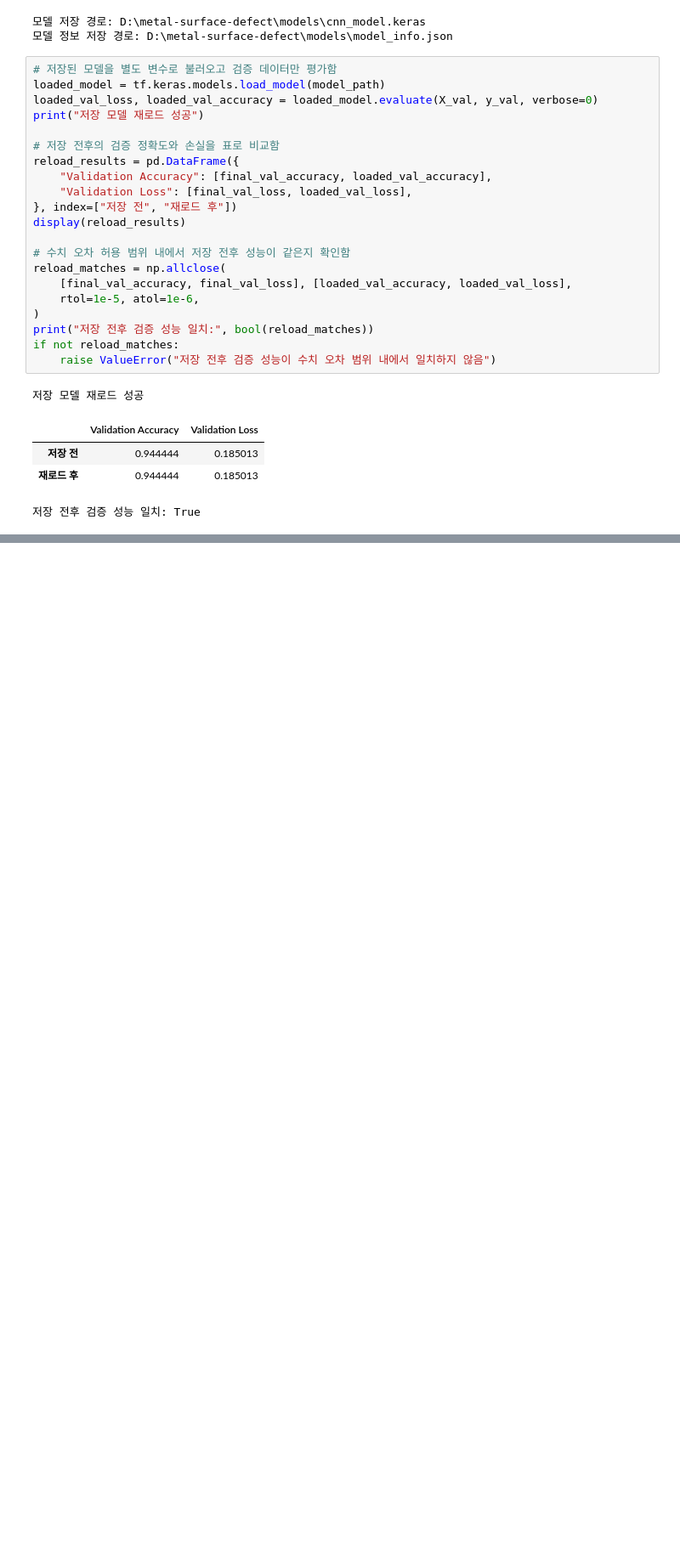
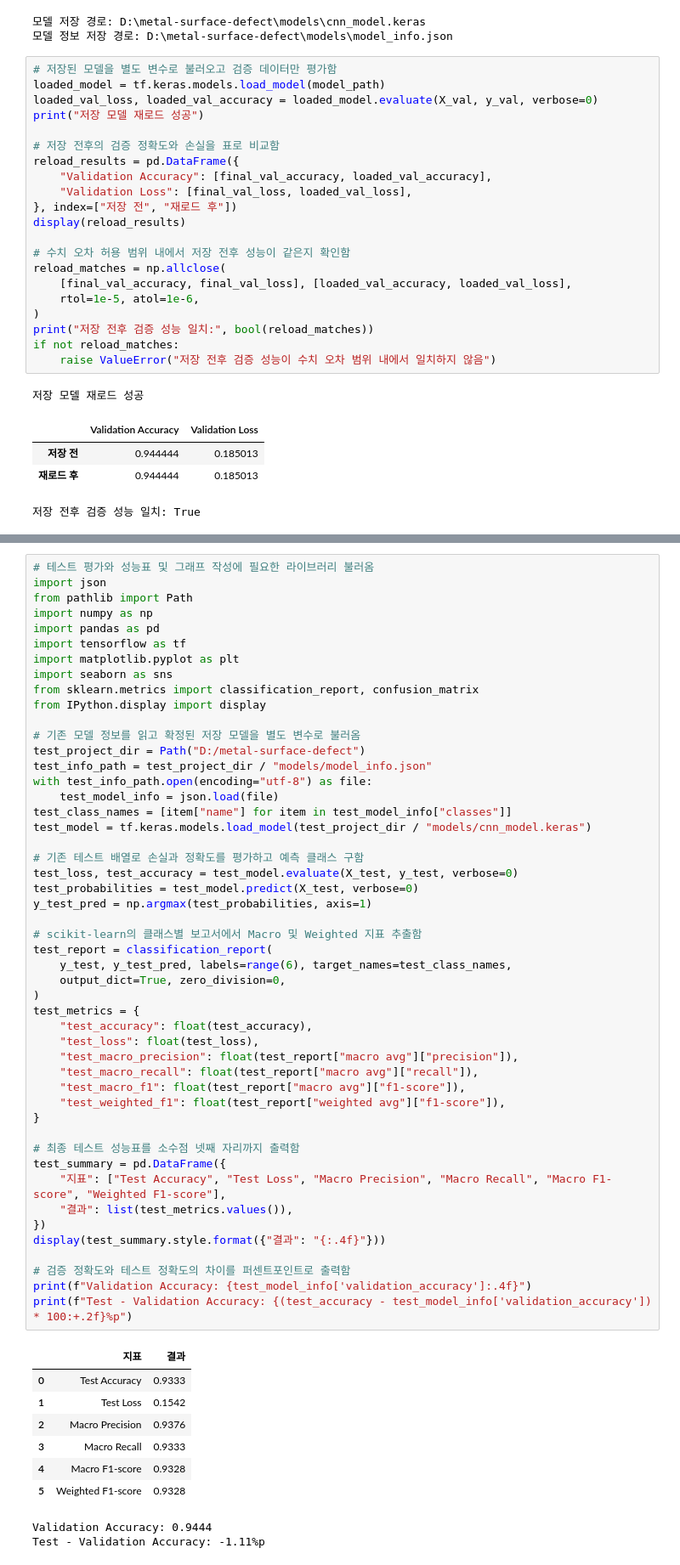
Before and after one commit to dkfjalsj/metal-surface-defect, a Jupyter notebook: metal_defect.ipynb, the cells around one changed output, grey strips where cells are left out. Shown at 85% size. Drawn from its saved outputs; the diff is of its cells as text; blank space fills up the shorter version.

```diff
--- a/metal_defect.ipynb
+++ b/metal_defect.ipynb
@@ -960,0 +967,59 @@ if not reload_matches:
+# %%
+# 테스트 평가와 성능표 및 그래프 작성에 필요한 라이브러리 불러옴
+import json
+from pathlib import Path
+import numpy as np
+import pandas as pd
+import tensorflow as tf
+import matplotlib.pyplot as plt
+import seaborn as sns
+from sklearn.metrics import classification_report, confusion_matrix
+from IPython.display import display
+
+# 기존 모델 정보를 읽고 확정된 저장 모델을 별도 변수로 불러옴
+test_project_dir = Path("D:/metal-surface-defect")
+test_info_path = test_project_dir / "models/model_info.json"
+with test_info_path.open(encoding="utf-8") as file:
+    test_model_info = json.load(file)
+test_class_names = [item["name"] for item in test_model_info["classes"]]
+test_model = tf.keras.models.load_model(test_project_dir / "models/cnn_model.keras")
+
+# 기존 테스트 배열로 손실과 정확도를 평가하고 예측 클래스 구함
+test_loss, test_accuracy = test_model.evaluate(X_test, y_test, verbose=0)
+test_probabilities = test_model.predict(X_test, verbose=0)
+y_test_pred = np.argmax(test_probabilities, axis=1)
+
+# scikit-learn의 클래스별 보고서에서 Macro 및 Weighted 지표 추출함
+test_report = classification_report(
+    y_test, y_test_pred, labels=range(6), target_names=test_class_names,
+    output_dict=True, zero_division=0,
+)
+test_metrics = {
+    "test_accuracy": float(test_accuracy),
+    "test_loss": float(test_loss),
+    "test_macro_precision": float(test_report["macro avg"]["precision"]),
+    "test_macro_recall": float(test_report["macro avg"]["recall"]),
+    "test_macro_f1": float(test_report["macro avg"]["f1-score"]),
+    "test_weighted_f1": float(test_report["weighted avg"]["f1-score"]),
+}
+
+# 최종 테스트 성능표를 소수점 넷째 자리까지 출력함
+test_summary = pd.DataFrame({
+    "지표": ["Test Accuracy", "Test Loss", "Macro Precision", "Macro Recall", "Macro F1-score", "Weighted F1-score"],
+    "결과": list(test_metrics.values()),
+})
+display(test_summary.style.format({"결과": "{:.4f}"}))
+
+# 검증 정확도와 테스트 정확도의 차이를 퍼센트포인트로 출력함
+print(f"Validation Accuracy: {test_model_info['validation_accuracy']:.4f}")
+print(f"Test - Validation Accuracy: {(test_accuracy - test_model_info['validation_accuracy']) * 100:+.2f}%p")
+# %% [output]
+|  | 지표 | 결과 |
+| 0 | Test Accuracy | 0.9333 |
+| 1 | Test Loss | 0.1542 |
+| 2 | Macro Precision | 0.9376 |
+| 3 | Macro Recall | 0.9333 |
+| 4 | Macro F1-score | 0.9328 |
+| 5 | Weighted F1-score | 0.9328 |
+Validation Accuracy: 0.9444
+Test - Validation Accuracy: -1.11%p
```
Also changed, not shown: parts of 5 cells of this notebook, 3 other files.
